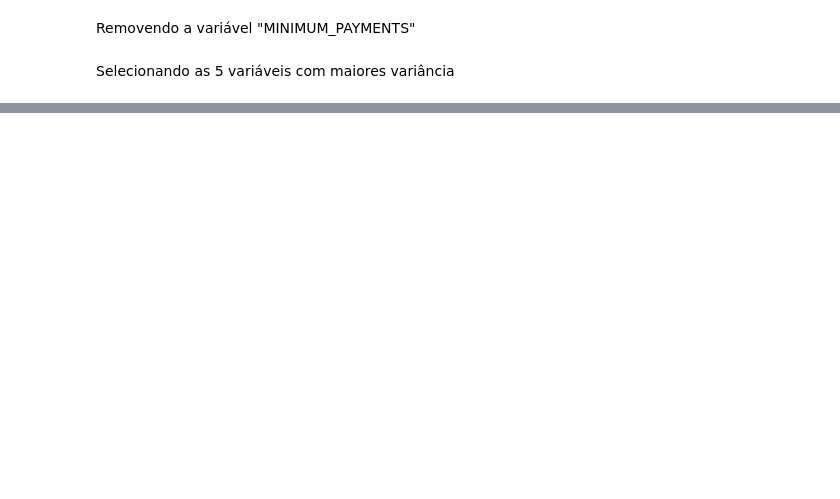
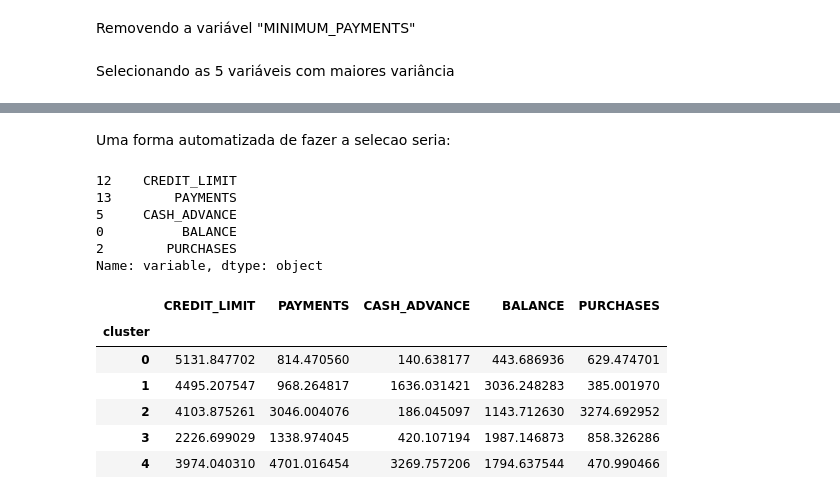
Before and after one commit to yorinori/Alura, a Jupyter notebook: Clustering_extraindo-padroes-de-dados/Notebook-cartao-de-credito.ipynb, the cells around one changed output, grey strips where cells are left out. Saved outputs shown, nothing was run; the diff lists cells and outputs as text; code cells hidden in the pictures; blank space fills up the shorter version.

```diff
--- a/Clustering_extraindo-padroes-de-dados/Notebook-cartao-de-credito.ipynb
+++ b/Clustering_extraindo-padroes-de-dados/Notebook-cartao-de-credito.ipynb
@@ -483,0 +518,23 @@ teste.iloc[:5]
+# %% [markdown]
+Uma forma automatizada de fazer a selecao seria:
+# %%
+selecao = teste["variable"].iloc[:5]
+selecao
+# %% [output]
+12    CREDIT_LIMIT
+13        PAYMENTS
+5     CASH_ADVANCE
+0          BALANCE
+2        PURCHASES
+Name: variable, dtype: object
+# %%
+description = dataframe.groupby("cluster")[selecao]
+description.mean()
+# %% [output]
+|  | CREDIT_LIMIT | PAYMENTS | CASH_ADVANCE | BALANCE | PURCHASES |
+| cluster |  |  |  |  |  |
+| 0 | 5131.847702 | 814.470560 | 140.638177 | 443.686936 | 629.474701 |
+| 1 | 4495.207547 | 968.264817 | 1636.031421 | 3036.248283 | 385.001970 |
+| 2 | 4103.875261 | 3046.004076 | 186.045097 | 1143.712630 | 3274.692952 |
+| 3 | 2226.699029 | 1338.974045 | 420.107194 | 1987.146873 | 858.326286 |
+| 4 | 3974.040310 | 4701.016454 | 3269.757206 | 1794.637544 | 470.990466 |
```
Also changed, not shown: parts of 18 cells of this notebook.
